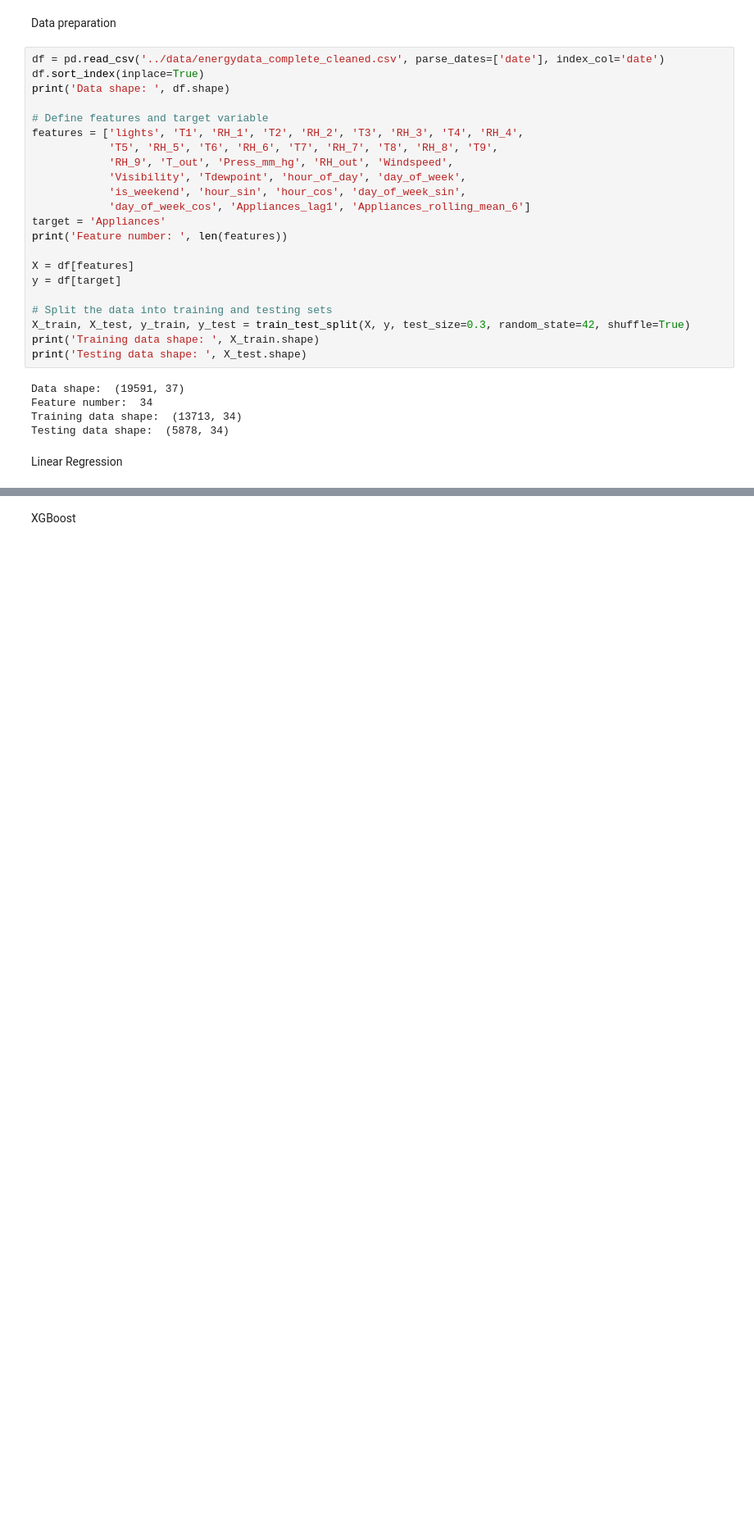
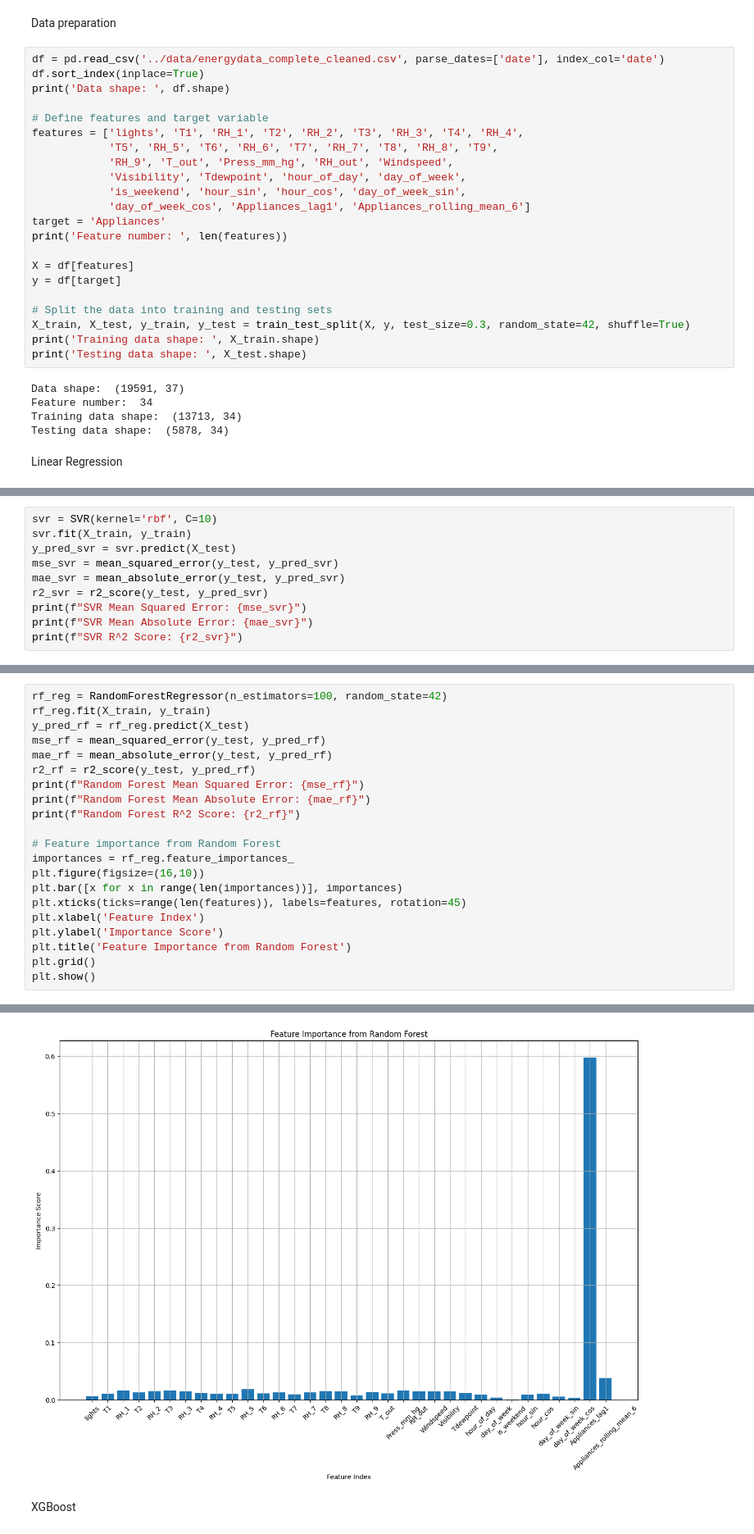
Before and after one commit to CatPieee/Appliances-Energy-Consumption-Forecasting-Using-Time-Series-Machine-Learning, a Jupyter notebook: notebooks/3.0-Traditional_ML_Experimentation.ipynb, the cells around one changed output, grey strips where cells are left out. Shown at 82% size. Drawn from its saved outputs; the diff is of its cells as text; blank space fills up the shorter version.

```diff
--- a/notebooks/3.0-Traditional_ML_Experimentation.ipynb
+++ b/notebooks/3.0-Traditional_ML_Experimentation.ipynb
@@ -80,0 +87,10 @@ Random forest regression
+# %%
+svr = SVR(kernel='rbf', C=10)
+svr.fit(X_train, y_train)
+y_pred_svr = svr.predict(X_test)
+mse_svr = mean_squared_error(y_test, y_pred_svr)
+mae_svr = mean_absolute_error(y_test, y_pred_svr)
+r2_svr = r2_score(y_test, y_pred_svr)
+print(f"SVR Mean Squared Error: {mse_svr}")
+print(f"SVR Mean Absolute Error: {mae_svr}")
+print(f"SVR R^2 Score: {r2_svr}")
@@ -82,0 +103,22 @@ Support vector regression
+# %%
+rf_reg = RandomForestRegressor(n_estimators=100, random_state=42)
+rf_reg.fit(X_train, y_train)
+y_pred_rf = rf_reg.predict(X_test)
+mse_rf = mean_squared_error(y_test, y_pred_rf)
+mae_rf = mean_absolute_error(y_test, y_pred_rf)
+r2_rf = r2_score(y_test, y_pred_rf)
+print(f"Random Forest Mean Squared Error: {mse_rf}")
+print(f"Random Forest Mean Absolute Error: {mae_rf}")
+print(f"Random Forest R^2 Score: {r2_rf}")
+
+# Feature importance from Random Forest
+importances = rf_reg.feature_importances_
+plt.figure(figsize=(16,10))
+plt.bar([x for x in range(len(importances))], importances)
+plt.xticks(ticks=range(len(features)), labels=features, rotation=45)
+plt.xlabel('Feature Index')
+plt.ylabel('Importance Score')
+plt.title('Feature Importance from Random Forest')
+plt.grid()
+plt.show()
+# %% [output]
@@ -83,2 +128,3 @@ Support vector regression
+[figure, added]
 # %% [markdown]
 XGBoost
```
Also changed, not shown: parts of 8 cells of this notebook, 1 other file.
